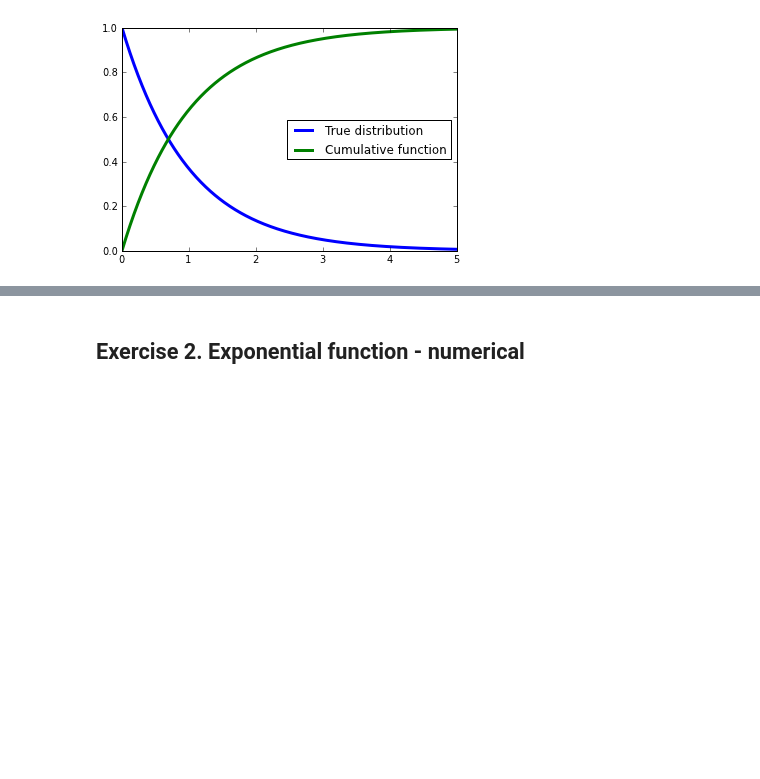
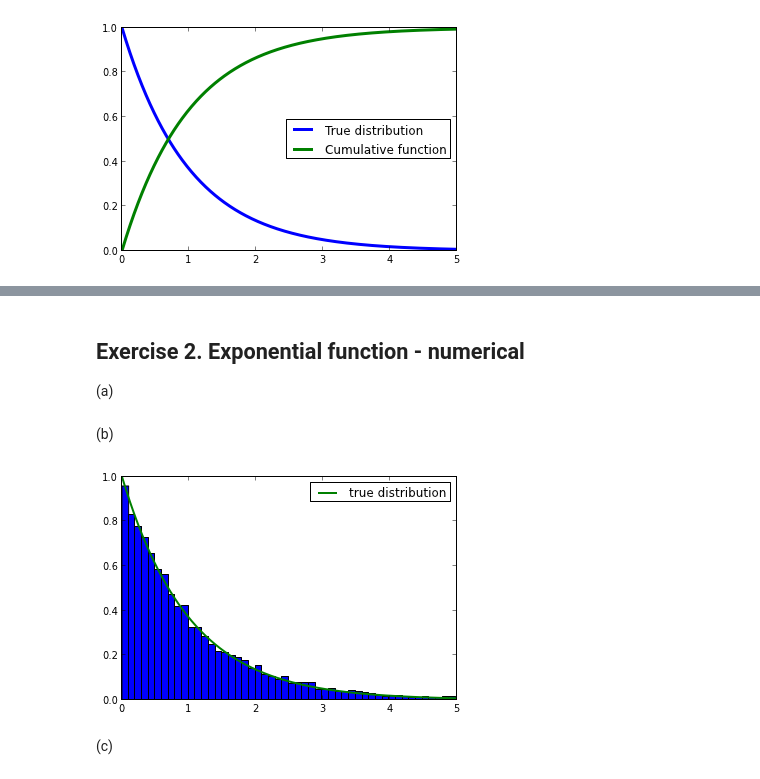
Before and after one commit to gjing/PHYS202-S13, a Jupyter notebook: Week8/Week8Notes.ipynb, the cells around one changed output, grey strips where cells are left out. Saved outputs shown, nothing was run; the diff lists cells and outputs as text; code cells hidden in the pictures; blank space fills up the shorter version.

```diff
--- a/Week8/Week8Notes.ipynb
+++ b/Week8/Week8Notes.ipynb
@@ -115,3 +115,24 @@ show()
 # %% [markdown]
 Exercise 2. Exponential function - numerical
 -
+(a)
+# %%
+import numpy as np
+l = 1
+x = arange(0,5,.01)
+f = lambda x: l*e**-(l*x)
+F = lambda x: 1-e**-(l*x)
+Fx = cumsum(f(x))/sum(f(x)) #compute CDF by normalizing the cumalitive sum
+z = numpy.random.random_sample(10000) #generate an array of uniform random values
+Finv = x[searchsorted(Fx,z)]
+# %% [markdown]
+(b)
+# %%
+hist(Finv,50,normed=True)
+plot(x,f(x), linewidth = 2, label = 'true distribution')
+legend()
+show()
+# %% [output]
+[figure, added]
+# %% [markdown]
+(c)
```
Also changed, not shown: parts of 18 cells of this notebook, 1 other file.
